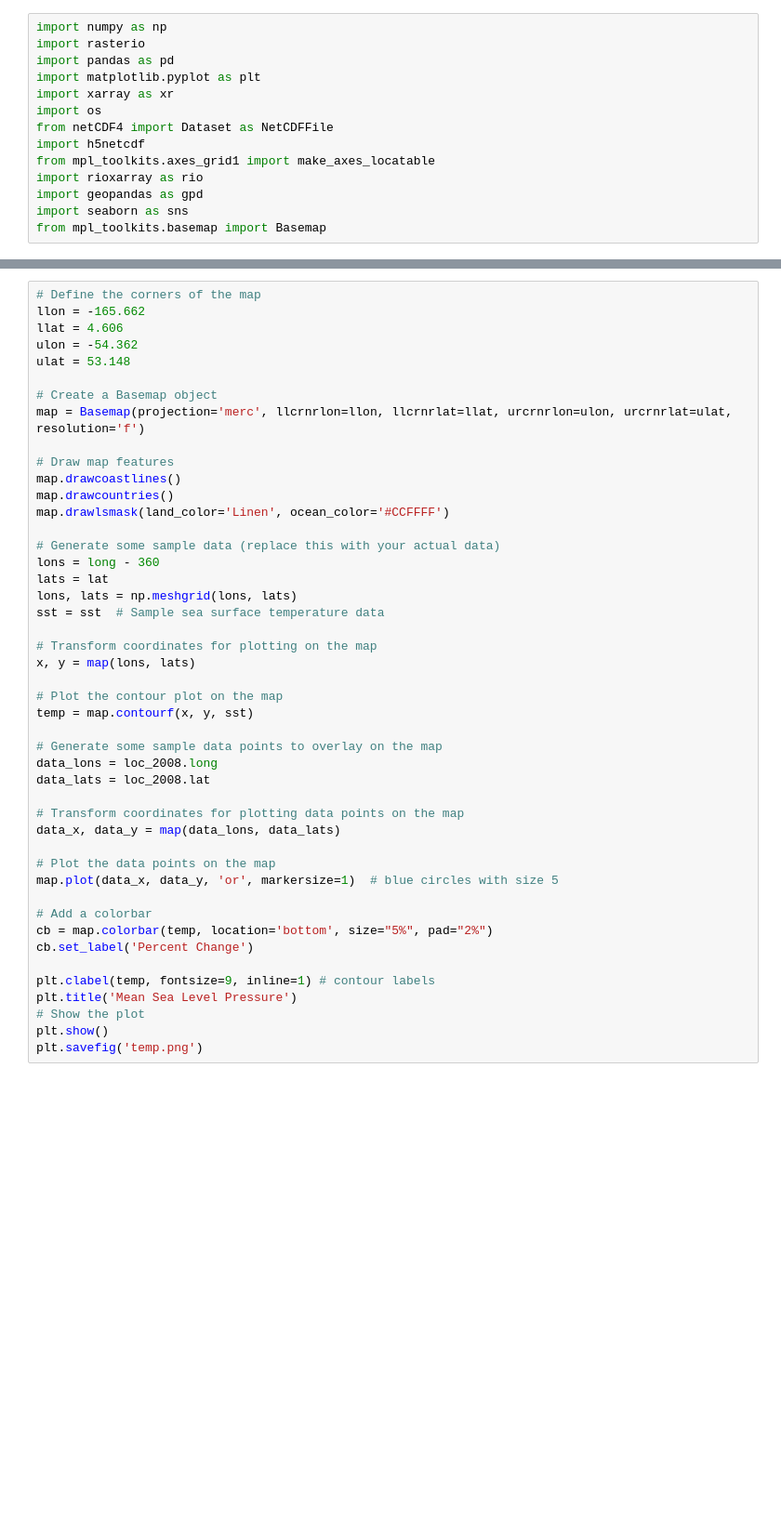
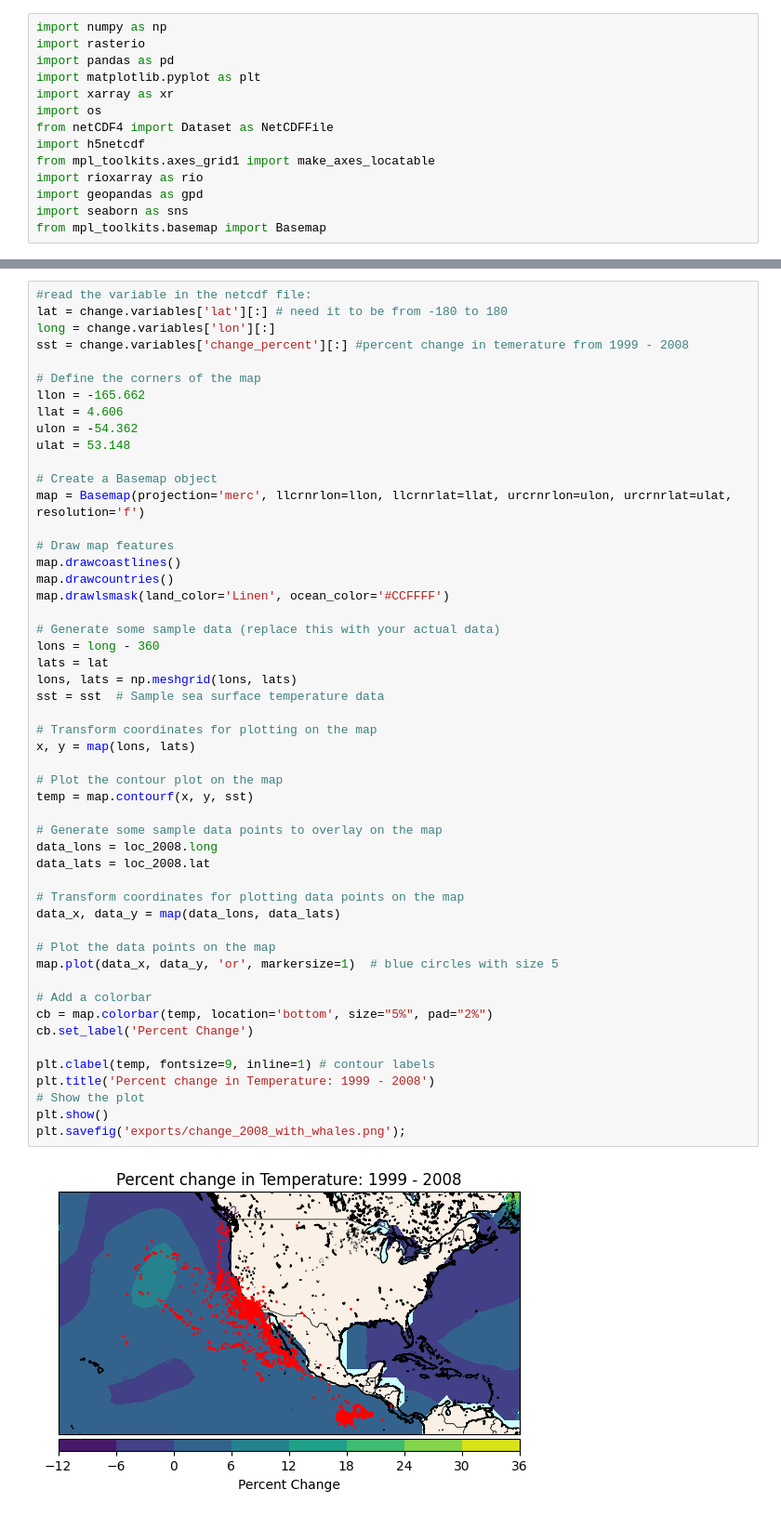
Before and after one commit to alyghanson/migration, a Jupyter notebook: whales/whale_and_temp.ipynb, the cells around one changed output, grey strips where cells are left out. Shown at 93% size. Saved outputs shown, nothing was run; the diff lists cells and outputs as text; blank space fills up the shorter version.

```diff
--- a/whales/whale_and_temp.ipynb
+++ b/whales/whale_and_temp.ipynb
@@ -37,4 +31,9 @@ sst = change.variables['change_percent'][:] #percent change in temerature from 1
 # %%
+#read the variable in the netcdf file:
+lat = change.variables['lat'][:] # need it to be from -180 to 180
+long = change.variables['lon'][:]
+sst = change.variables['change_percent'][:] #percent change in temerature from 1999 - 2008
+
 # Define the corners of the map
 llon = -165.662
 llat = 4.606
@@ -51,32 +50,34 @@ map.drawlsmask(land_color='Linen', ocean_color='#CCFFFF')
 
 # Generate some sample data (replace this with your actual data)
 lons = long - 360
 lats = lat
 lons, lats = np.meshgrid(lons, lats)
 sst = sst  # Sample sea surface temperature data
 
 # Transform coordinates for plotting on the map
 x, y = map(lons, lats)
 
 # Plot the contour plot on the map
 temp = map.contourf(x, y, sst)
 
 # Generate some sample data points to overlay on the map
 data_lons = loc_2008.long
 data_lats = loc_2008.lat
 
 # Transform coordinates for plotting data points on the map
 data_x, data_y = map(data_lons, data_lats)
 
 # Plot the data points on the map
 map.plot(data_x, data_y, 'or', markersize=1)  # blue circles with size 5
 
 # Add a colorbar
 cb = map.colorbar(temp, location='bottom', size="5%", pad="2%")
 cb.set_label('Percent Change')
 
 plt.clabel(temp, fontsize=9, inline=1) # contour labels
-plt.title('Mean Sea Level Pressure')
+plt.title('Percent change in Temperature: 1999 - 2008')
 # Show the plot
 plt.show()
-plt.savefig('temp.png')
+plt.savefig('exports/change_2008_with_whales.png');
+# %% [output]
+[figure, added]
```
Also changed, not shown: parts of 6 cells of this notebook, 5 other files.
